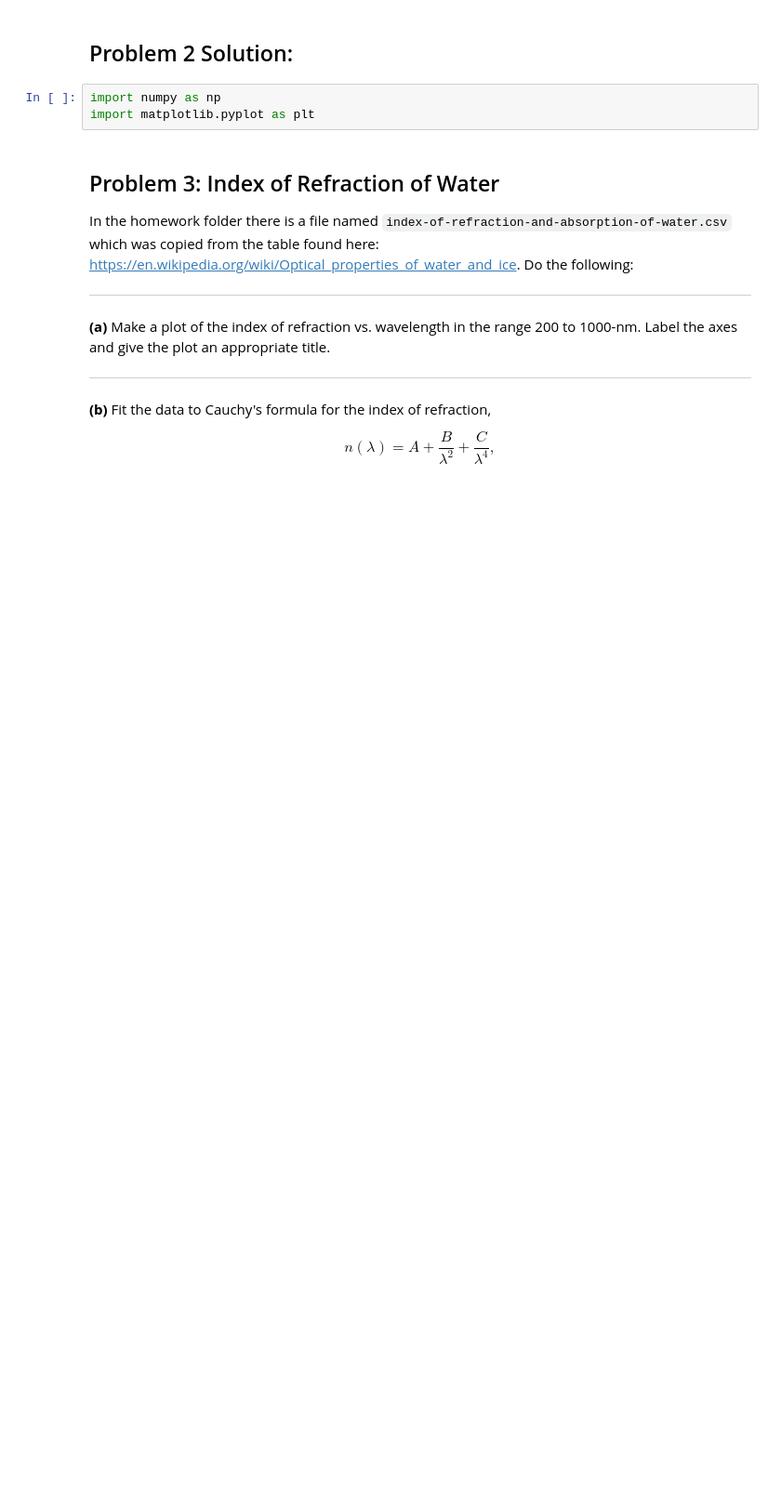
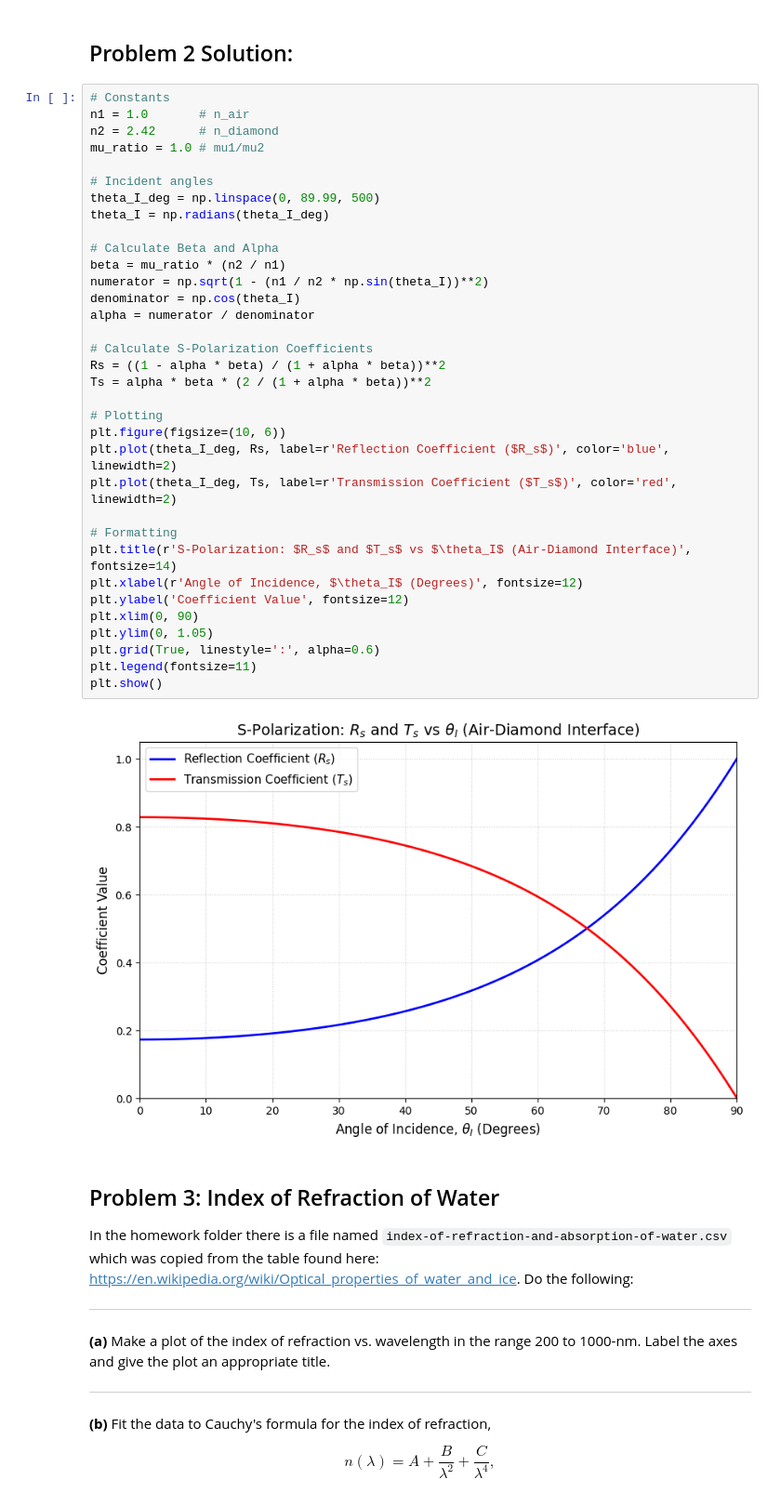
Before and after one commit to Caleb-M-Y/Spring-Acoustics---ElectroMag2, a Jupyter notebook: ElectroMag/Homework/EM-HW-5/EM-HW-5-Notebook.ipynb, the cells around one changed output. Shown at 93% size. Saved outputs shown, nothing was run; the diff lists cells and outputs as text; blank space fills up the shorter version.

```diff
--- a/ElectroMag/Homework/EM-HW-5/EM-HW-5-Notebook.ipynb
+++ b/ElectroMag/Homework/EM-HW-5/EM-HW-5-Notebook.ipynb
@@ -62,8 +122,41 @@ with $\alpha$ and $\beta$ defined earlier.
 # %% [markdown]
 ## Problem 2 Solution:
 # %%
-import numpy as np
-import matplotlib.pyplot as plt
+# Constants
+n1 = 1.0       # n_air
+n2 = 2.42      # n_diamond
+mu_ratio = 1.0 # mu1/mu2
+
+# Incident angles
+theta_I_deg = np.linspace(0, 89.99, 500)
+theta_I = np.radians(theta_I_deg)
+
+# Calculate Beta and Alpha
+beta = mu_ratio * (n2 / n1)
+numerator = np.sqrt(1 - (n1 / n2 * np.sin(theta_I))**2)
+denominator = np.cos(theta_I)
+alpha = numerator / denominator
+
+# Calculate S-Polarization Coefficients
+Rs = ((1 - alpha * beta) / (1 + alpha * beta))**2
+Ts = alpha * beta * (2 / (1 + alpha * beta))**2
+
+# Plotting
+plt.figure(figsize=(10, 6))
+plt.plot(theta_I_deg, Rs, label=r'Reflection Coefficient ($R_s$)', color='blue', linewidth=2)
+plt.plot(theta_I_deg, Ts, label=r'Transmission Coefficient ($T_s$)', color='red', linewidth=2)
+
+# Formatting
+plt.title(r'S-Polarization: $R_s$ and $T_s$ vs $\theta_I$ (Air-Diamond Interface)', fontsize=14)
+plt.xlabel(r'Angle of Incidence, $\theta_I$ (Degrees)', fontsize=12)
+plt.ylabel('Coefficient Value', fontsize=12)
+plt.xlim(0, 90)
+plt.ylim(0, 1.05)
+plt.grid(True, linestyle=':', alpha=0.6)
+plt.legend(fontsize=11)
+plt.show()
+# %% [output]
+[figure, added]
 # %% [markdown]
 ## Problem 3: Index of Refraction of Water
 In the homework folder there is a file named `index-of-refraction-and-absorption-of-water.csv` which was copied from the table found here: https://en.wikipedia.org/wiki/Optical_properties_of_water_and_ice. Do the following:
```
Also changed, not shown: parts of 3 cells of this notebook, 1 other file.
